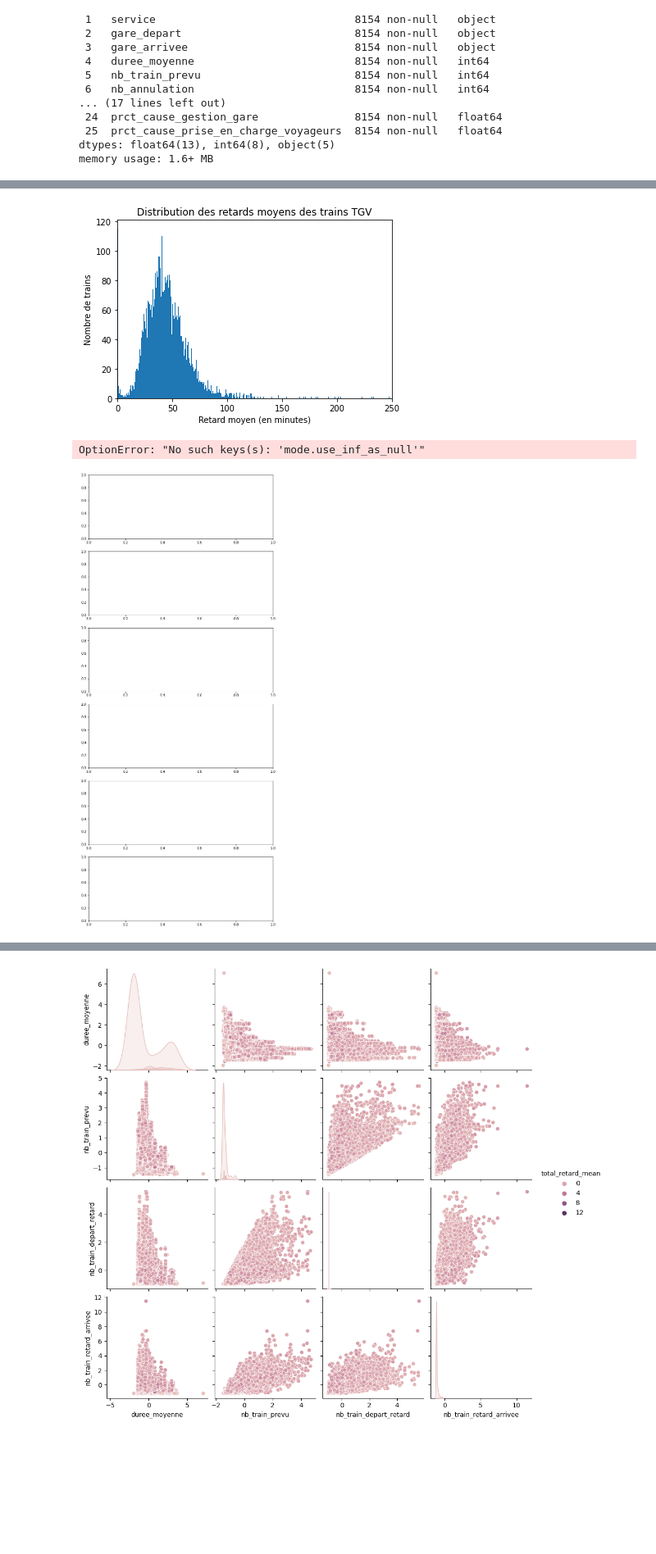
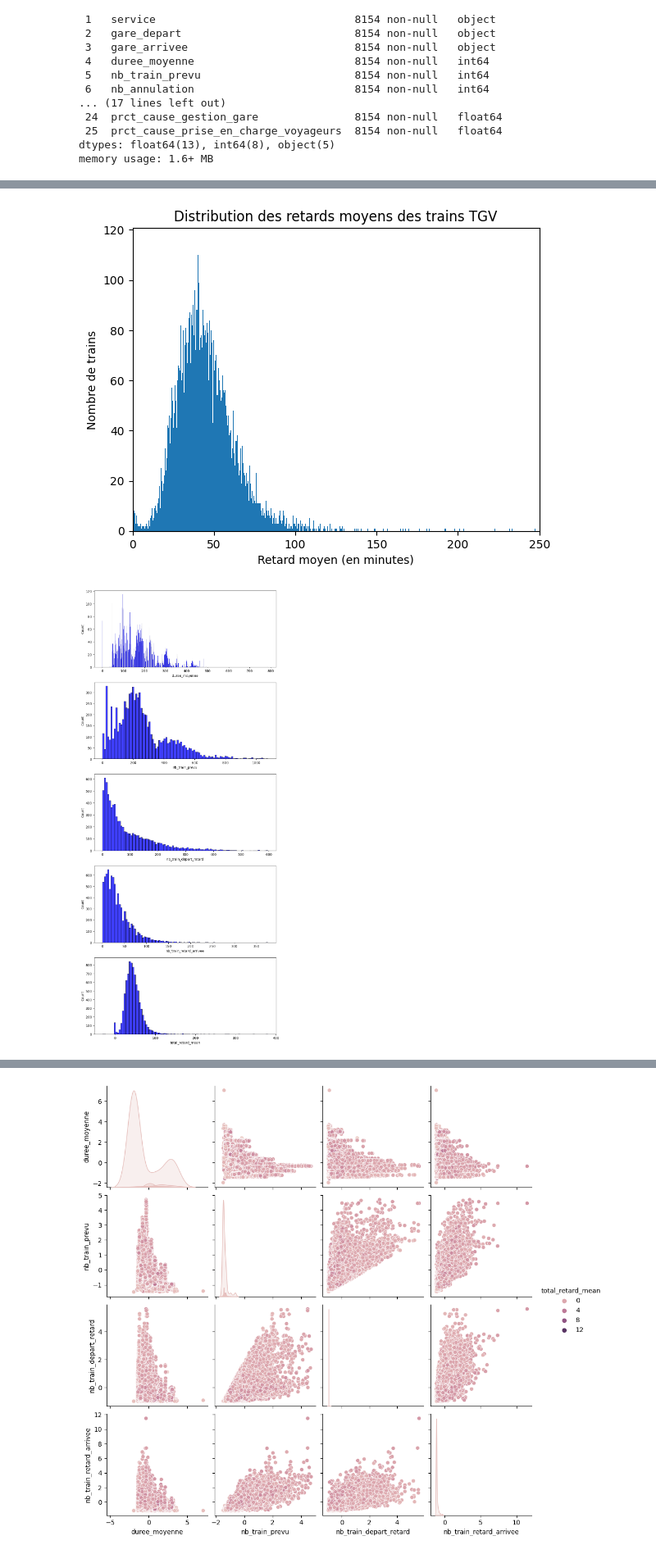
Before and after one commit to Lucasvitoriano25/PredDelay_TGVTrains, a Jupyter notebook: main.ipynb, the cells around one changed output, grey strips where cells are left out. Shown at 82% size. Drawn from its saved outputs; the diff is of its cells as text; code cells hidden in the pictures; blank space fills up the shorter version.

Commit message:
Working with months and making a NN as predictor

```diff
--- a/main.ipynb
+++ b/main.ipynb
@@ -93,5 +90,5 @@ memory usage: 1.6+ MB
 # %%
-data_to_delete = ["commentaire_annulation", "commentaires_retard_arrivee", "nb_annulation", "commentaire_retards_depart", "nb_train_retard_sup_15","retard_moyen_trains_retard_sup15","nb_train_retard_sup_30", "nb_train_retard_sup_60"]
+data_to_delete = ["commentaire_annulation", "commentaires_retard_arrivee", "commentaire_retards_depart"]
 # %%
 # Drop the specified columns from the DataFrame
 retards_df = retards_df.drop(columns=data_to_delete)
@@ -105,0 +104,8 @@ retards_df.head()
+# %%
+def get_month(row):
+    date = int(row["date"][-2:])
+    return date
+retards_df.insert(1,"mois",retards_df.apply(get_month, axis=1))
+
+#df = pd.to_datetime(retards_df['date']).dt.strftime('%Y-%m')
+retards_df
@@ -106,8 +149,5 @@ retards_df.head()
 # %%
-retards_df['total_retard_mean'] = retards_df['retard_moyen_depart'] + retards_df['retard_moyen_arrivee']
-retards_df['total_retard_alltrains_mean'] = retards_df['retard_moyen_tous_trains_depart'] + retards_df['retard_moyen_tous_trains_arrivee']
-
-retard_columns_to_delete = ["retard_moyen_depart","retard_moyen_tous_trains_depart", "retard_moyen_arrivee", "retard_moyen_tous_trains_arrivee"]
+retard_columns_to_delete = ["nb_train_retard_sup_15","nb_train_retard_sup_30","nb_train_retard_sup_60","retard_moyen_depart","retard_moyen_tous_trains_depart", "retard_moyen_arrivee", "retard_moyen_tous_trains_arrivee"]
 retards_df = retards_df.drop(columns=retard_columns_to_delete)
 retards_df.head()
 # %% [output]
@@ -127,20 +167,18 @@ plt.ylabel('Nombre de trains')
 plt.title('Distribution des retards moyens des trains TGV')
 plt.show()
 # %% [output]
-[figure, old version]
+[figure, new version]
 # %%
-fig, ax = plt.subplots(6,1,  figsize=(10, 10))
+fig, ax = plt.subplots(5,1,  figsize=(10, 10))
 plt.subplots_adjust(top = 2)
 
 sn.histplot(retards_df['duree_moyenne'], color='b', bins=1000, ax=ax[0]);
 sn.histplot(retards_df['nb_train_prevu'], color='b', bins=100, ax=ax[1]);
 sn.histplot(retards_df['nb_train_depart_retard'], color='b', bins=100, ax=ax[2]);
 sn.histplot(retards_df['nb_train_retard_arrivee'], color='b', bins=100, ax=ax[3]);
 sn.histplot(retards_df['total_retard_mean'], color='b', bins=100, ax=ax[4]);
-sn.histplot(retards_df['total_retard_alltrains_mean'], color='b', bins=100, ax=ax[5]);
 # %% [output]
-OptionError: "No such keys(s): 'mode.use_inf_as_null'"
-[figure, old version]
+[figure, new version]
 # %%
 scaler = StandardScaler()
 columns_to_standardize = retards_df.columns.drop(["date","service", "gare_depart","gare_arrivee"])
```
Also changed, not shown: parts of 30 cells of this notebook, 2 other files.
